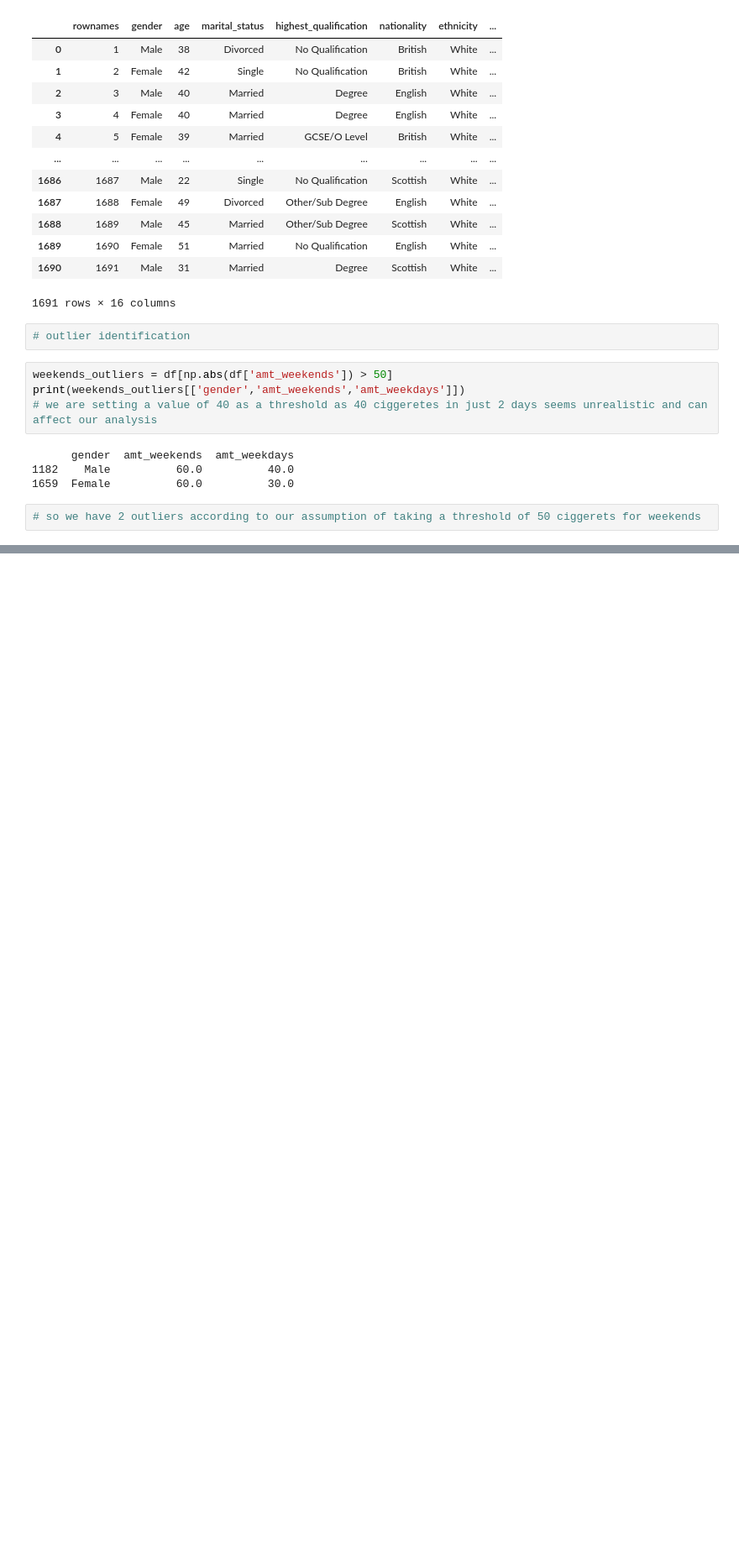
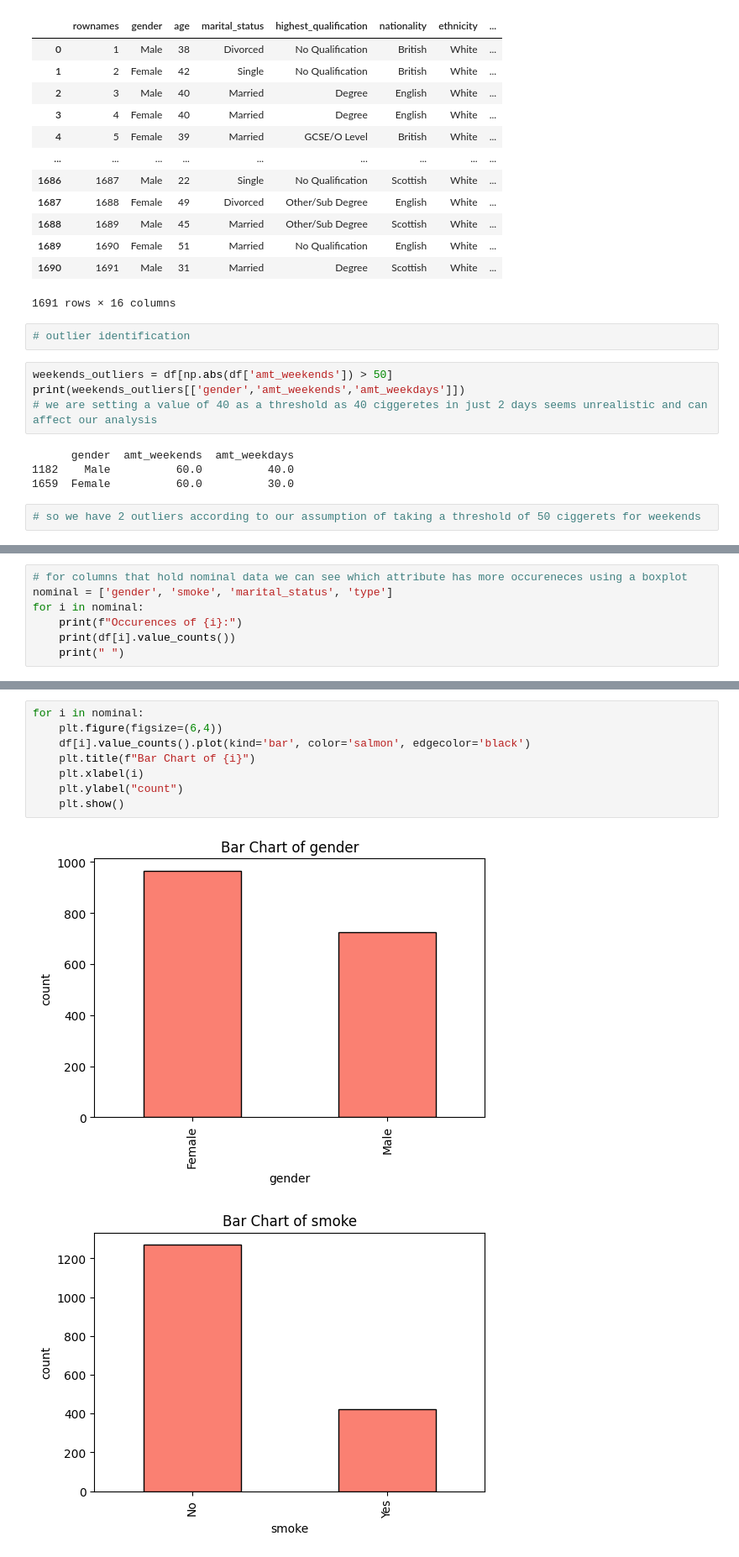
Before and after one commit to GeetAvaneesh/Exploratory-Data-Analytics-project-on-smoking-data-set-22BDS0343, a Jupyter notebook: 22BDS0343_EDA_Theory_GeetAvaneesh.ipynb, the cells around one changed output, grey strips where cells are left out. Shown at 84% size. Cells and saved outputs as stored; diff of their text form; blank space fills up the shorter version.

```diff
--- a/22BDS0343_EDA_Theory_GeetAvaneesh.ipynb
+++ b/22BDS0343_EDA_Theory_GeetAvaneesh.ipynb
@@ -594,0 +826,7 @@ print(weekends_outliers[['gender','amt_weekends','amt_weekdays']])
+# %%
+# for columns that hold nominal data we can see which attribute has more occureneces using a boxplot
+nominal = ['gender', 'smoke', 'marital_status', 'type']
+for i in nominal:
+    print(f"Occurences of {i}:")
+    print(df[i].value_counts())
+    print(" ")
@@ -594,0 +857,11 @@ print(weekends_outliers[['gender','amt_weekends','amt_weekdays']])
+# %%
+for i in nominal:
+    plt.figure(figsize=(6,4))
+    df[i].value_counts().plot(kind='bar', color='salmon', edgecolor='black')
+    plt.title(f"Bar Chart of {i}")
+    plt.xlabel(i)
+    plt.ylabel("count")
+    plt.show()
+# %% [output]
+[figure, added]
+[figure, added]
```
Also changed, not shown: parts of 21 cells of this notebook.
